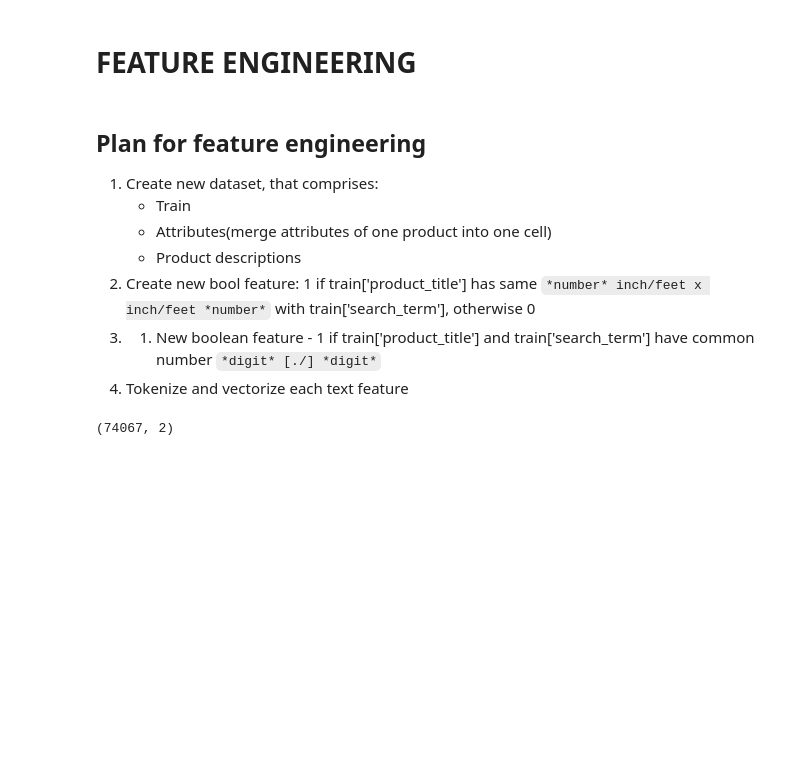
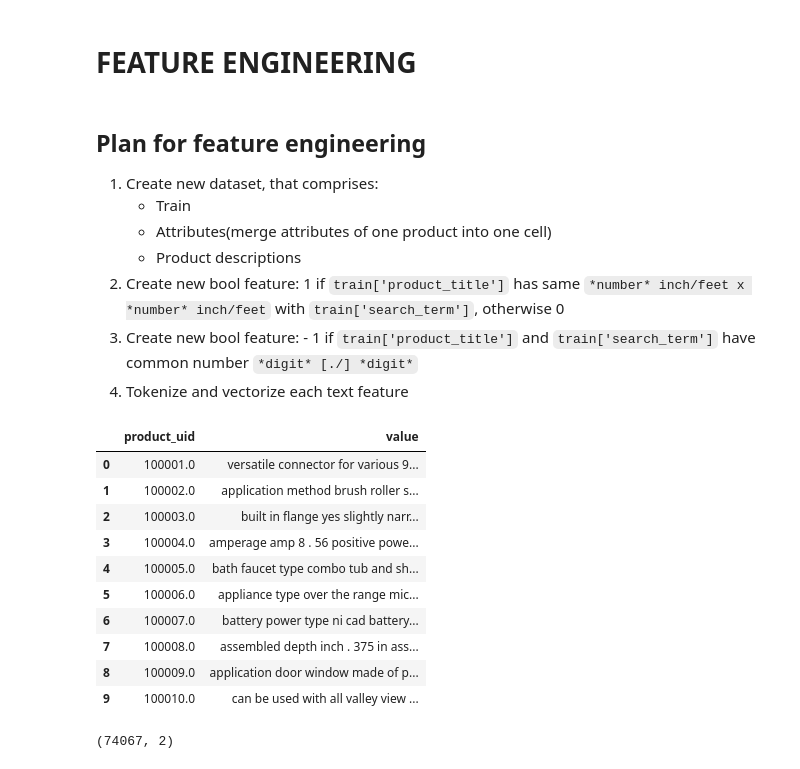
Before and after one commit to zeyger/home-depot, a Jupyter notebook: notebooks/home-depot.ipynb, the cells around one changed output. Drawn from its saved outputs; the diff is of its cells as text; code cells hidden in the pictures; blank space fills up the shorter version.

Commit message:
Add attributes merge algorithm

```diff
--- a/notebooks/home-depot.ipynb
+++ b/notebooks/home-depot.ipynb
@@ -618,9 +618,55 @@ display("Product descriptions:", descriptions.head(), descriptions.shape)
     * Train
     * Attributes(merge attributes of one product into one cell)
     * Product descriptions
-1. Create new bool feature: 1 if train['product_title'] has same `*number* inch/feet x inch/feet *number*` with train['search_term'], otherwise 0
-1. 1. New boolean feature - 1 if train['product_title'] and train['search_term'] have common number `*digit* [./] *digit*`
+1. Create new bool feature: 1 if `train['product_title']` has same `*number* inch/feet x *number* inch/feet`  with `train['search_term']`, otherwise 0
+1. Create new bool feature: - 1 if `train['product_title']` and `train['search_term']` have common number `*digit* [./] *digit*`
 1. Tokenize and vectorize each text feature
+# %%
+attributes.columns = ['idx', 'product_uid', 'name', 'value']
+attributes.sort_values(by=['product_uid', 'idx'], inplace=True)
+# %%
+# join attributes
+
+
+
+dataset = []
+prev_uid = None
+result_attr = ''
+for i in range(attributes.shape[0]):
+
+    cur_uid = attributes['product_uid'][i]
+    name = attributes['name'][i]
+    value = attributes['value'][i]
+
+    if prev_uid is not None:
+        if prev_uid != cur_uid:
+            dataset.append([prev_uid, result_attr.strip()])
+            result_attr = ''
+
+    if not 'bullet' in name:
+        result_attr += name + ' '
+    result_attr += value + ' '
+
+    prev_uid = cur_uid
+
+if result_attr is not '':
+    dataset.append([cur_uid, result_attr.strip()])
+
+merged_attributes = pd.DataFrame(dataset, columns=['product_uid', 'value'])
+merged_attributes.to_csv(preprocessed_data_path + "merged_attributes.csv")
+display(merged_attributes.head(10))
+# %% [output]
+|  | product_uid | value |
+| 0 | 100001.0 | versatile connector for various 9... |
+| 1 | 100002.0 | application method brush roller s... |
+| 2 | 100003.0 | built in flange yes slightly narr... |
+| 3 | 100004.0 | amperage amp 8 . 56 positive powe... |
+| 4 | 100005.0 | bath faucet type combo tub and sh... |
+| 5 | 100006.0 | appliance type over the range mic... |
+| 6 | 100007.0 | battery power type ni cad battery... |
+| 7 | 100008.0 | assembled depth inch . 375 in ass... |
+| 8 | 100009.0 | application door window made of p... |
+| 9 | 100010.0 | can be used with all valley view ... |
 # %%
 dataset = []
 for i in range(train.shape[0]):
```
Also changed, not shown: parts of 1 cell of this notebook.
